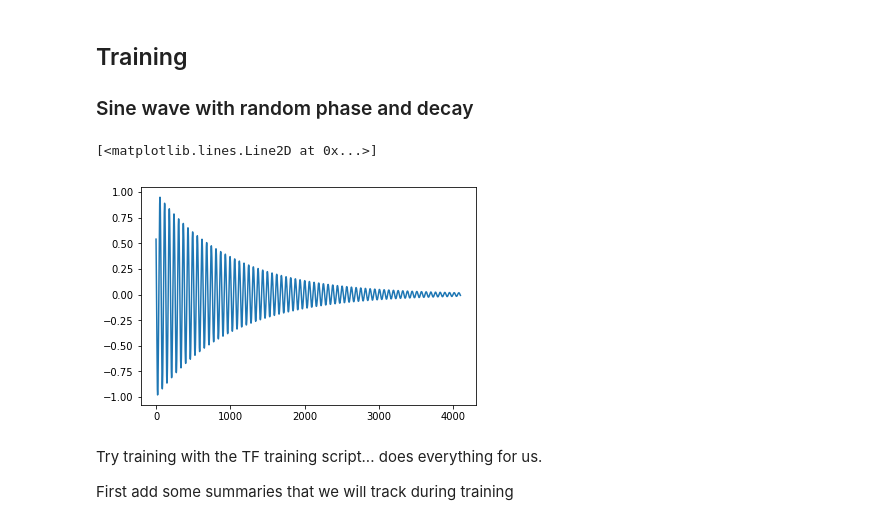
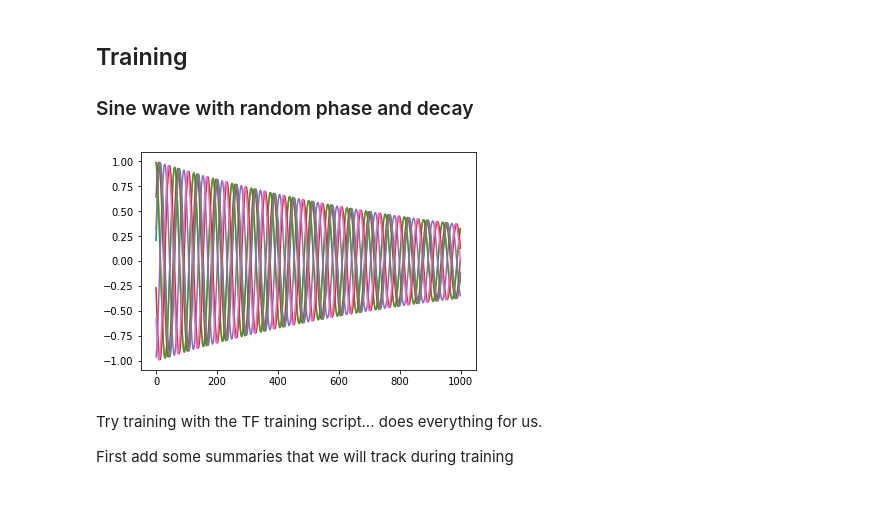
Before and after one commit to AustenLamacraft/audio-mps, a Jupyter notebook: notebooks/testing-AudioMPS.ipynb, the cells around one changed output. Drawn from its saved outputs; the diff is of its cells as text; code cells hidden in the pictures.

Commit message:
Added temperature variable to sampling. Fixed bug in sine wave training: random phase wasn't working.

```diff
--- a/notebooks/testing-AudioMPS.ipynb
+++ b/notebooks/testing-AudioMPS.ipynb
@@ -70,9 +70,8 @@ sess.run(guitar_model.loss)
 ### Sine wave with random phase and decay
 # %%
 INPUT_LENGTH = 2**12
-sine_wave_random_phase = tf.sin(tf.range(INPUT_LENGTH,dtype=np.float32)/10 + tf.random_uniform([1],minval=0,maxval=2*np.pi))* tf.exp(-0.001*tf.range(INPUT_LENGTH,dtype=np.float32))
+BATCH_SIZE = 8
+with tf.variable_scope("sine_model_data", reuse=tf.AUTO_REUSE):
+    range_stack = tf.stack(BATCH_SIZE * [tf.range(INPUT_LENGTH,dtype=np.float32)])
+    sine_wave_random_phase = tf.sin(range_stack / 10 +
+                                    tf.random_uniform([BATCH_SIZE,1],minval=0,maxval=2*np.pi))* tf.exp(-0.001*tf.range(INPUT_LENGTH,dtype=np.float32))
-# %%
-plt.plot(sess.run(sine_wave_random_phase))
-# %% [output]
-[<matplotlib.lines.Line2D at 0x...>]
-[figure, removed]
@@ -81,2 +78,7 @@ sine_wave_batch = tf.stack(8*[sine_wave_random_phase], axis=0)
+# %%
+for wave in sess.run(sine_wave_random_phase):
+    plt.plot(wave[:1000])
+# %% [output]
+[figure, added]
 # %%
 BOND_D = 5
```
Also changed, not shown: parts of 14 cells of this notebook, 3 other files.
